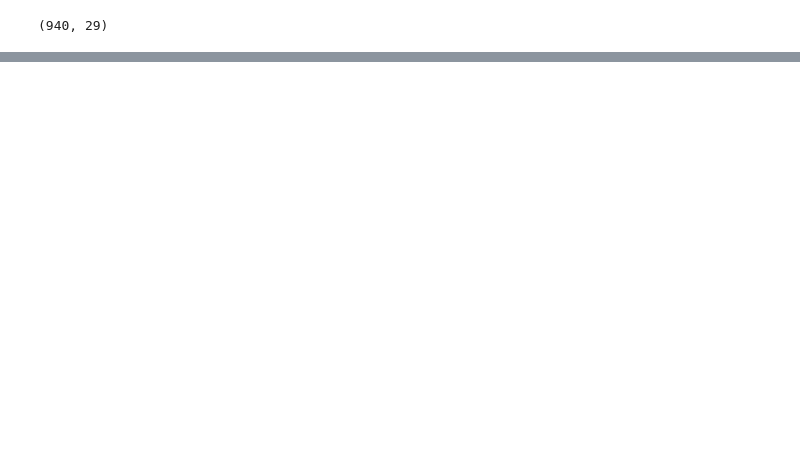
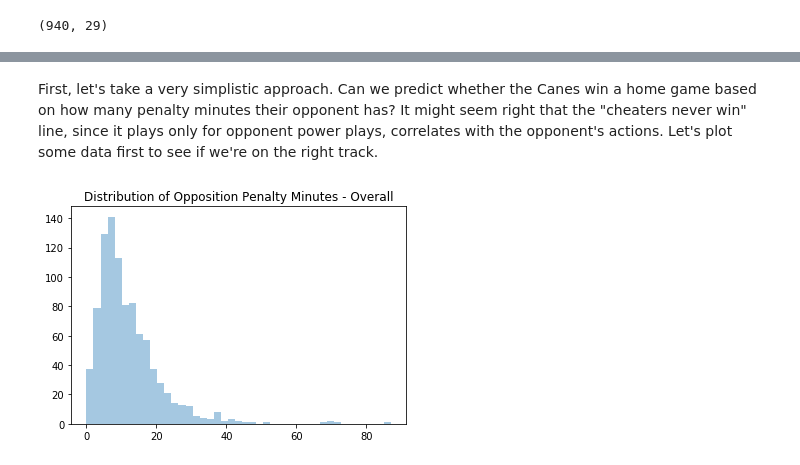
Before and after one commit to tas12740/Hockey---Do-Cheaters-Never-Win, a Jupyter notebook: SimplePredict.ipynb, the cells around one changed output, grey strips where cells are left out. Cells and saved outputs as stored; diff of their text form; code cells hidden in the pictures; blank space fills up the shorter version.

```diff
--- a/SimplePredict.ipynb
+++ b/SimplePredict.ipynb
@@ -37,6 +52,8 @@ games_home.head()
 | 4 | 1998 | 1997-10-10 | H | New Jersey Devils | 2.0 | 1.0 | 1 | NaN | 27.0 | ... |
 | 8 | 1998 | 1997-10-15 | H | Buffalo Sabres | 3.0 | 3.0 | 0 | OT | 37.0 | ... |
 | 14 | 1998 | 1997-10-22 | H | St. Louis Blues | 4.0 | 3.0 | 1 | NaN | 26.0 | ... |
+# %% [markdown]
+First, let's take a very simplistic approach. Can we predict whether the Canes win a home game based on how many penalty minutes their opponent has? It might seem right that the "cheaters never win" line, since it plays only for opponent power plays, correlates with the opponent's actions. Let's plot some data first to see if we're on the right track.
 # %%
 result = np.array(games_home['game_outcome'])
 # %%
@@ -44,2 +63,6 @@ opp_pim = np.array(games_home['pen_min_opp'].fillna(0))
-# %%
-opp_pim = opp_pim.reshape((opp_pim.shape[0], 1))
+# %%
+sns.distplot(opp_pim, kde=False).set_title('Distribution of Opposition Penalty Minutes - Overall')
+
+plt.show()
+# %% [output]
+[figure, added]
```
Also changed, not shown: parts of 35 cells of this notebook.
